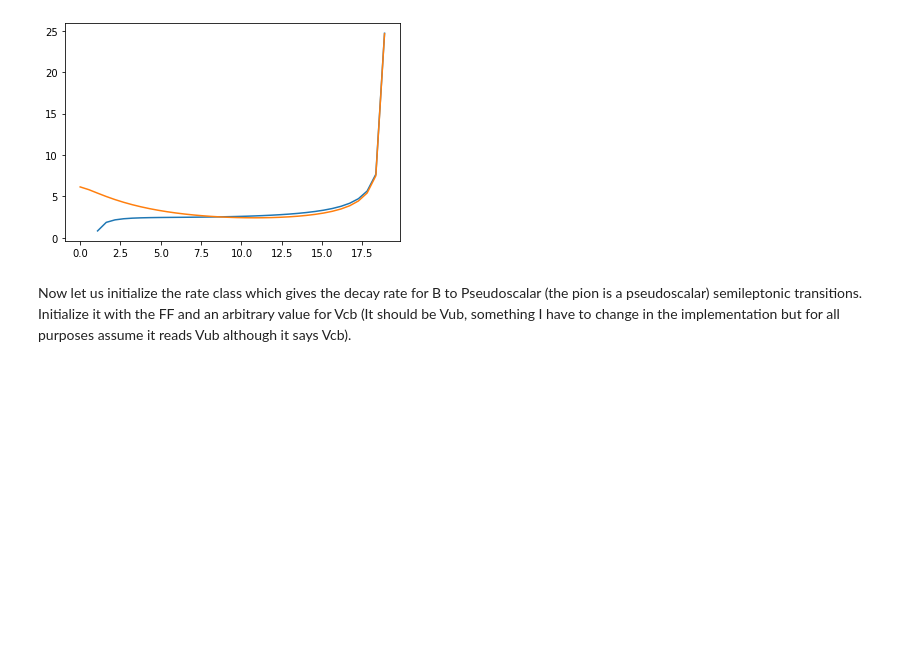
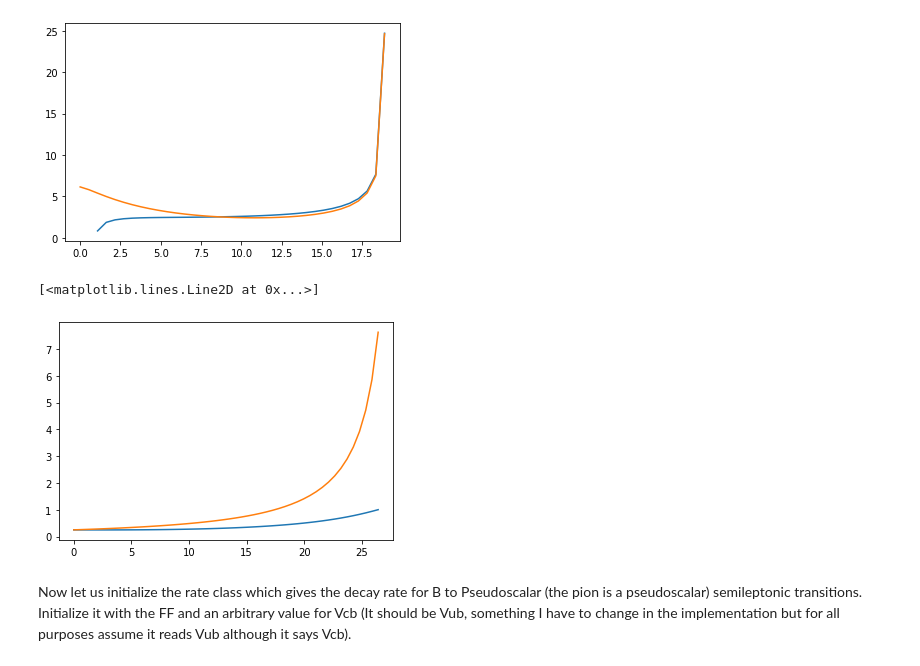
Before and after one commit to MarkusPrim/eFFORT2, a Jupyter notebook: effort2/examples/BToPi.ipynb, the cells around one changed output. Drawn from its saved outputs; the diff is of its cells as text; code cells hidden in the pictures; blank space fills up the shorter version.

```diff
--- a/effort2/examples/BToPi.ipynb
+++ b/effort2/examples/BToPi.ipynb
@@ -22,8 +22,8 @@ FF = BToPiBCL(
 # %% [markdown]
 There are lattice QCD calculation available for the form factors. To show how everything works let us use them, but this is what we want to fit, together with Vub
 # %%
-lqcd_Bpi = np.load('/home/mapr/projects/eFFORT/eFFORT/data/Bpi_LQCDwithExp_central.npy')
-lqcd_Bpi_cov = np.load('/home/mapr/projects/eFFORT/eFFORT/data/Bpi_LQCDwithExp_covariance.npy')
+lqcd_Bpi = np.load('Bpi_LQCDwithExp_central.npy')
+lqcd_Bpi_cov = np.load('Bpi_LQCDwithExp_covariance.npy')
 
 lqcd_Bpi_correlated = correlated_values(lqcd_Bpi, lqcd_Bpi_cov)
 # %% [markdown]
@@ -43,7 +43,7 @@ lqcd_Bpi_correlated
 # %% [markdown]
 Set the coefficients in our FF class. The implementation assumes that we have 2x4 coefficients
 # %%
-FF.coefficients = lqcd_Bpi_correlated
+FF.coefficients = unp.nominal_values(lqcd_Bpi_correlated)
 # %% [markdown]
 Let us plot the two form factors over the q2 range. w and q2 are interchangeable variables. The effort implementation often works with w, but we want to use q2.
 * w: recoil against the hadronic system
@@ -60,6 +60,14 @@ plt.plot(q2, unp.nominal_values(FF.Hscalar(q2)))
 # %% [output]
 [<matplotlib.lines.Line2D at 0x...>]
 [figure]
+# %%
+q2 = np.linspace(FF.kinematics.q2(FF.kinematics.w_max), FF.kinematics.q2(FF.kinematics.w_min))
+
+plt.plot(q2, unp.nominal_values(FF.fzero(q2)))
+plt.plot(q2, unp.nominal_values(FF.fplus(q2)))
+# %% [output]
+[<matplotlib.lines.Line2D at 0x...>]
+[figure, added]
 # %% [markdown]
 Now let us initialize the rate class which gives the decay rate for B to Pseudoscalar (the pion is a pseudoscalar) semileptonic transitions. Initialize it with the FF and an arbitrary value for Vcb (It should be Vub, something I have to change in the implementation but for all purposes assume it reads Vub although it says Vcb).
 # %%
```
Also changed, not shown: parts of 4 cells of this notebook.
